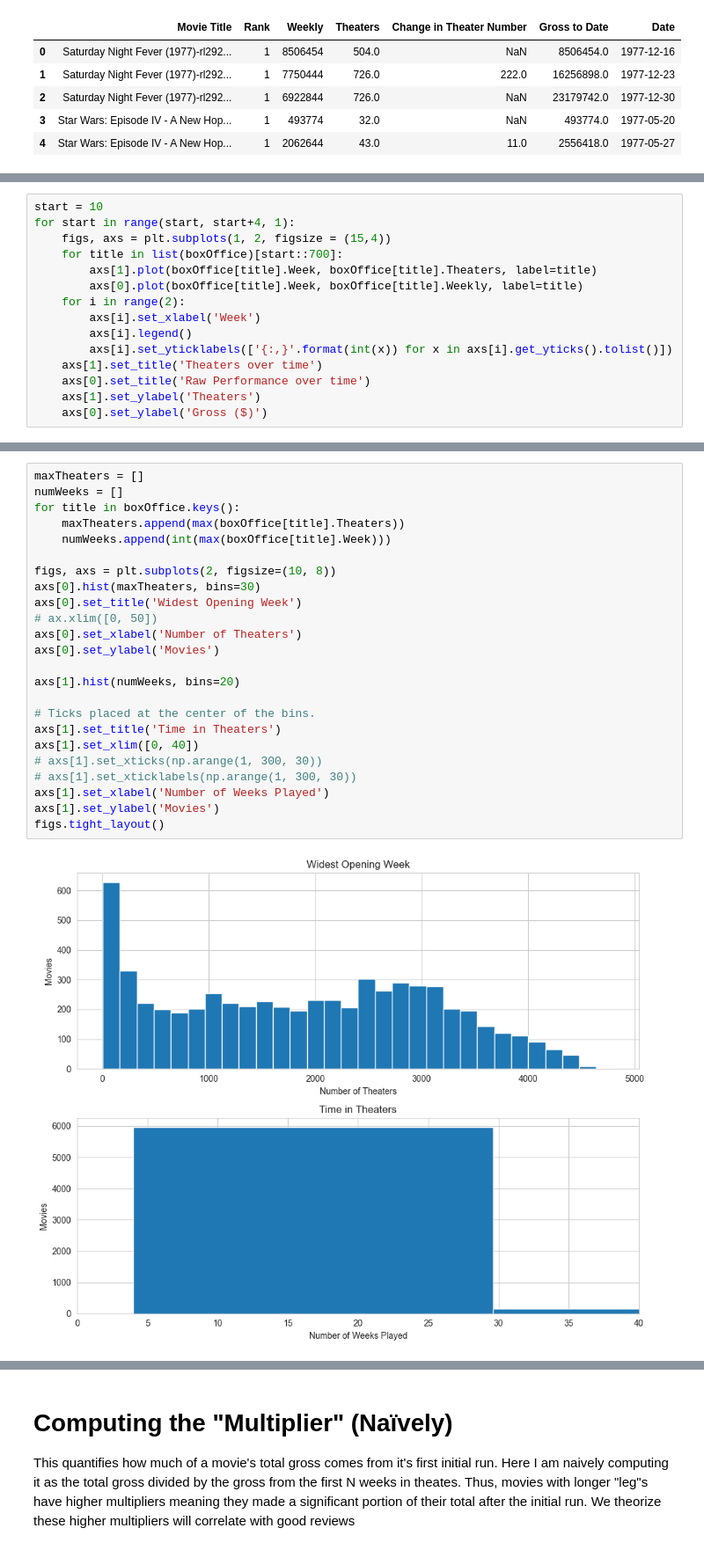
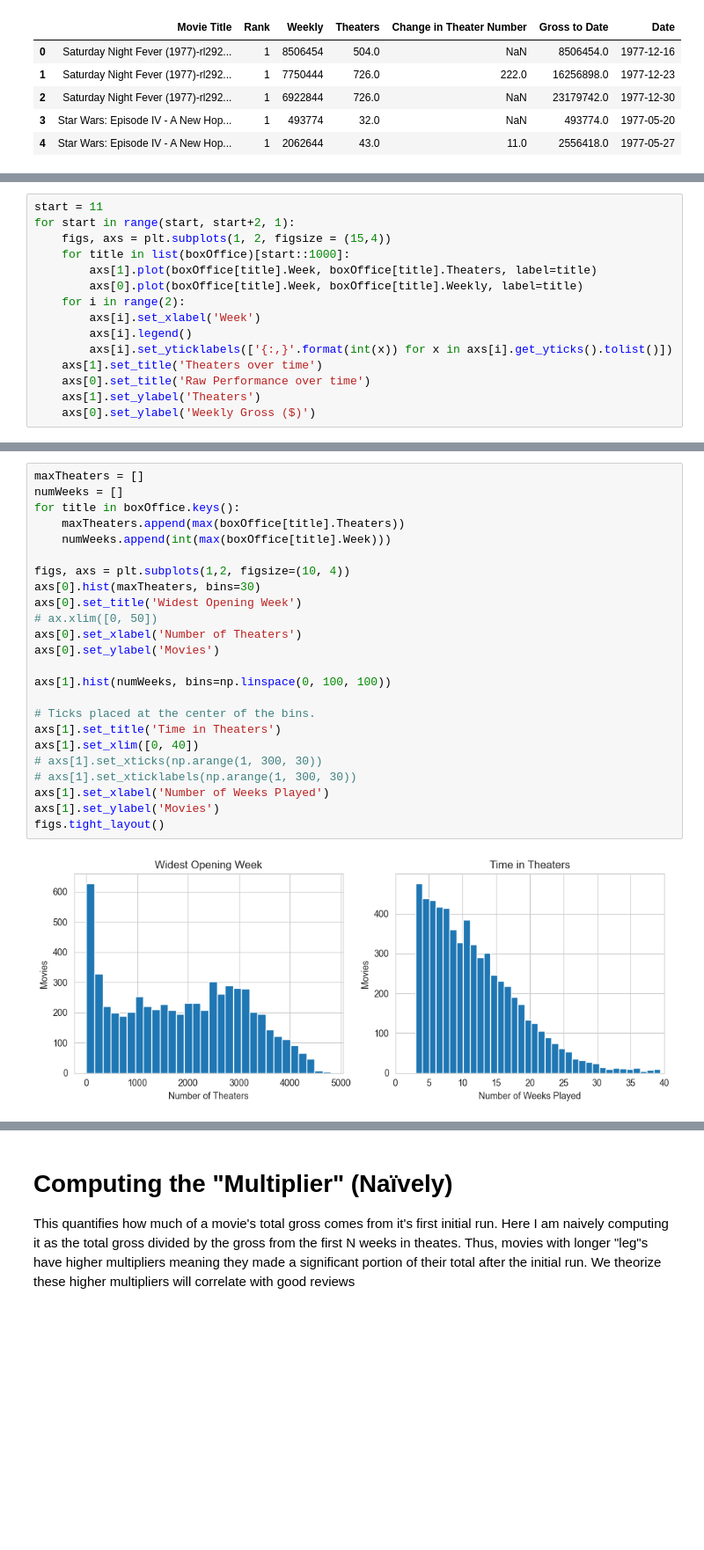
Before and after one commit to wampler77/ReelMetrics, a Jupyter notebook: ExploringNewBoxOfficeAndReview.ipynb, the cells around one changed output, grey strips where cells are left out. Shown at 88% size. Drawn from its saved outputs; the diff is of its cells as text; blank space fills up the shorter version.

```diff
--- a/ExploringNewBoxOfficeAndReview.ipynb
+++ b/ExploringNewBoxOfficeAndReview.ipynb
@@ -76,8 +72,8 @@ Here are some randomly selected movies and how they faired over time. I've inclu
 # %%
-start = 10
-for start in range(start, start+4, 1):
+start = 11
+for start in range(start, start+2, 1):
     figs, axs = plt.subplots(1, 2, figsize = (15,4))
-    for title in list(boxOffice)[start::700]:
+    for title in list(boxOffice)[start::1000]:
         axs[1].plot(boxOffice[title].Week, boxOffice[title].Theaters, label=title)
         axs[0].plot(boxOffice[title].Week, boxOffice[title].Weekly, label=title)
     for i in range(2):
@@ -87,5 +83,5 @@ for start in range(start, start+4, 1):
     axs[1].set_title('Theaters over time')
     axs[0].set_title('Raw Performance over time')
     axs[1].set_ylabel('Theaters')
-    axs[0].set_ylabel('Gross ($)')
+    axs[0].set_ylabel('Weekly Gross ($)')
 # %% [output]
@@ -96,26 +103,26 @@ for start in range(start, start+4, 1):
 # %%
 maxTheaters = []
 numWeeks = []
 for title in boxOffice.keys():
     maxTheaters.append(max(boxOffice[title].Theaters))
     numWeeks.append(int(max(boxOffice[title].Week)))
 
-figs, axs = plt.subplots(2, figsize=(10, 8))
+figs, axs = plt.subplots(1,2, figsize=(10, 4))
 axs[0].hist(maxTheaters, bins=30)
 axs[0].set_title('Widest Opening Week')
 # ax.xlim([0, 50])
 axs[0].set_xlabel('Number of Theaters')
 axs[0].set_ylabel('Movies')
 
-axs[1].hist(numWeeks, bins=20)
+axs[1].hist(numWeeks, bins=np.linspace(0, 100, 100))
 
 # Ticks placed at the center of the bins.
 axs[1].set_title('Time in Theaters')
 axs[1].set_xlim([0, 40])
 # axs[1].set_xticks(np.arange(1, 300, 30))
 # axs[1].set_xticklabels(np.arange(1, 300, 30))
 axs[1].set_xlabel('Number of Weeks Played')
 axs[1].set_ylabel('Movies')
 figs.tight_layout()
 # %% [output]
-[figure, old version]
+[figure, new version]
```
Also changed, not shown: parts of 14 cells of this notebook, 1 other file.
